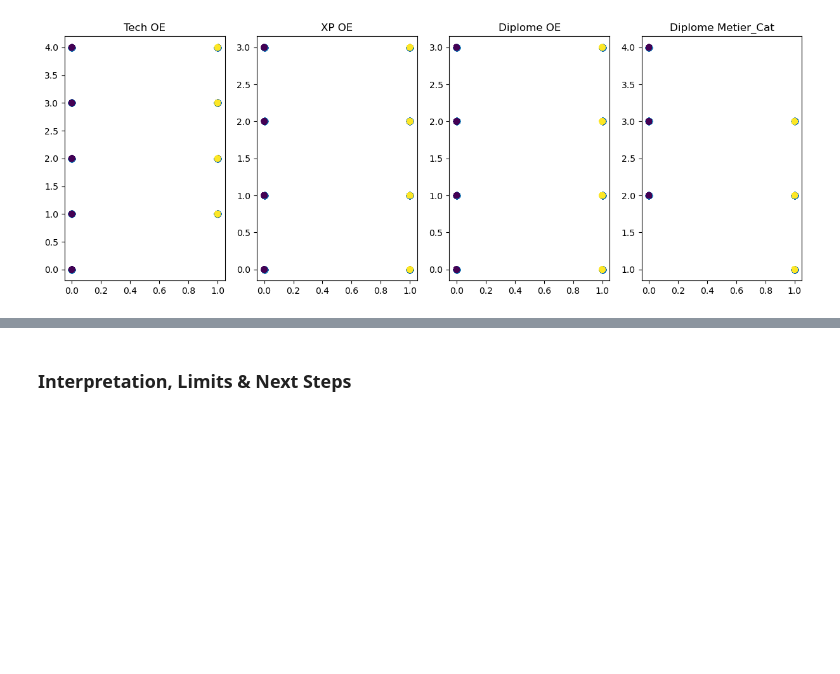
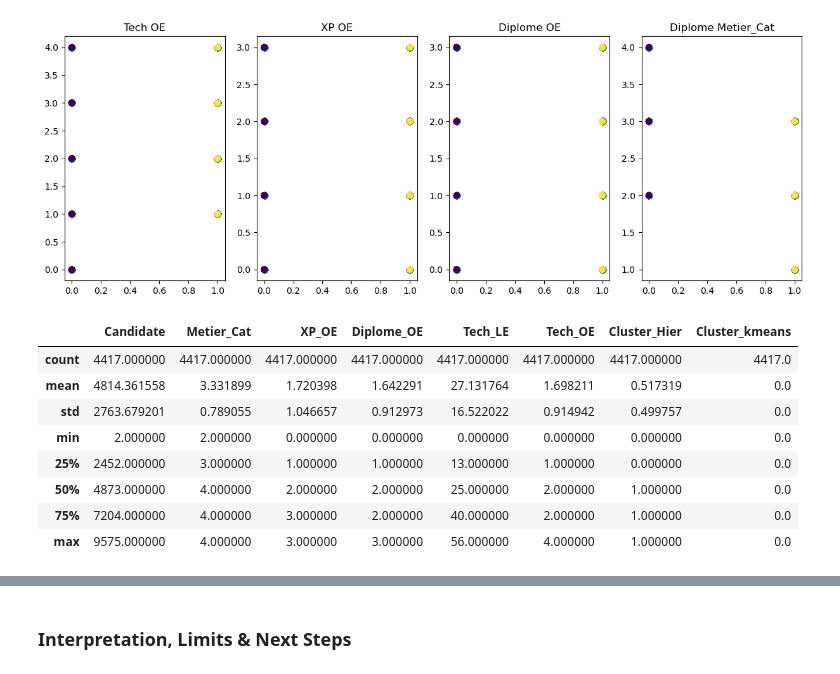
Before and after one commit to MarianneChehade/MarianneChehade, a Jupyter notebook: EQUANCY - Technical Test - CHEHADE.ipynb, the cells around one changed output, grey strips where cells are left out. Cells and saved outputs as stored; diff of their text form; code cells hidden in the pictures; blank space fills up the shorter version.

```diff
--- a/EQUANCY - Technical Test - CHEHADE.ipynb
+++ b/EQUANCY - Technical Test - CHEHADE.ipynb
@@ -709,3 +712,16 @@ axs[3].set_title('Diplome Metier_Cat')
 plt.show()
 # %% [output]
 [figure]
+# %%
+stats_cluster0 = df_merged[df_merged.Cluster_kmeans == 0].describe()
+stats_cluster0
+# %% [output]
+|  | Candidate | Metier_Cat | XP_OE | Diplome_OE | Tech_LE | Tech_OE | Cluster_Hier | Cluster_kmeans |
+| count | 4417.000000 | 4417.000000 | 4417.000000 | 4417.000000 | 4417.000000 | 4417.000000 | 4417.000000 | 4417.0 |
+| mean | 4814.361558 | 3.331899 | 1.720398 | 1.642291 | 27.131764 | 1.698211 | 0.517319 | 0.0 |
+| std | 2763.679201 | 0.789055 | 1.046657 | 0.912973 | 16.522022 | 0.914942 | 0.499757 | 0.0 |
+| min | 2.000000 | 2.000000 | 0.000000 | 0.000000 | 0.000000 | 0.000000 | 0.000000 | 0.0 |
+| 25% | 2452.000000 | 3.000000 | 1.000000 | 1.000000 | 13.000000 | 1.000000 | 0.000000 | 0.0 |
+| 50% | 4873.000000 | 4.000000 | 2.000000 | 2.000000 | 25.000000 | 2.000000 | 1.000000 | 0.0 |
+| 75% | 7204.000000 | 4.000000 | 3.000000 | 2.000000 | 40.000000 | 2.000000 | 1.000000 | 0.0 |
+| max | 9575.000000 | 4.000000 | 3.000000 | 3.000000 | 56.000000 | 4.000000 | 1.000000 | 0.0 |
```
Also changed, not shown: parts of 20 cells of this notebook.
